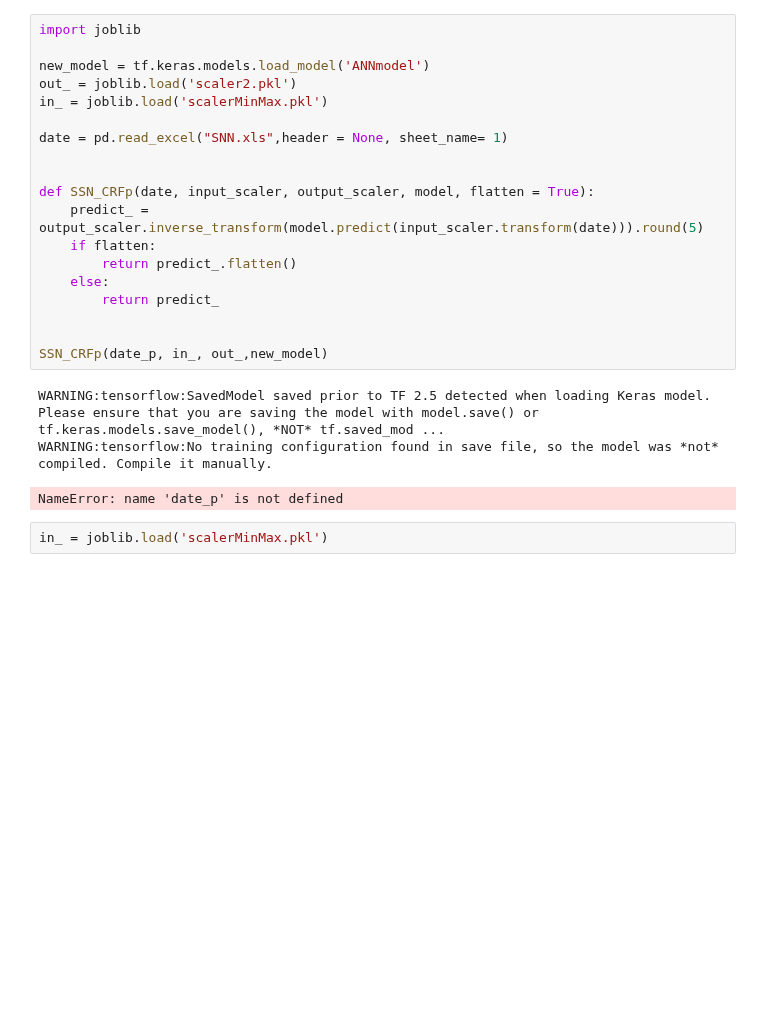
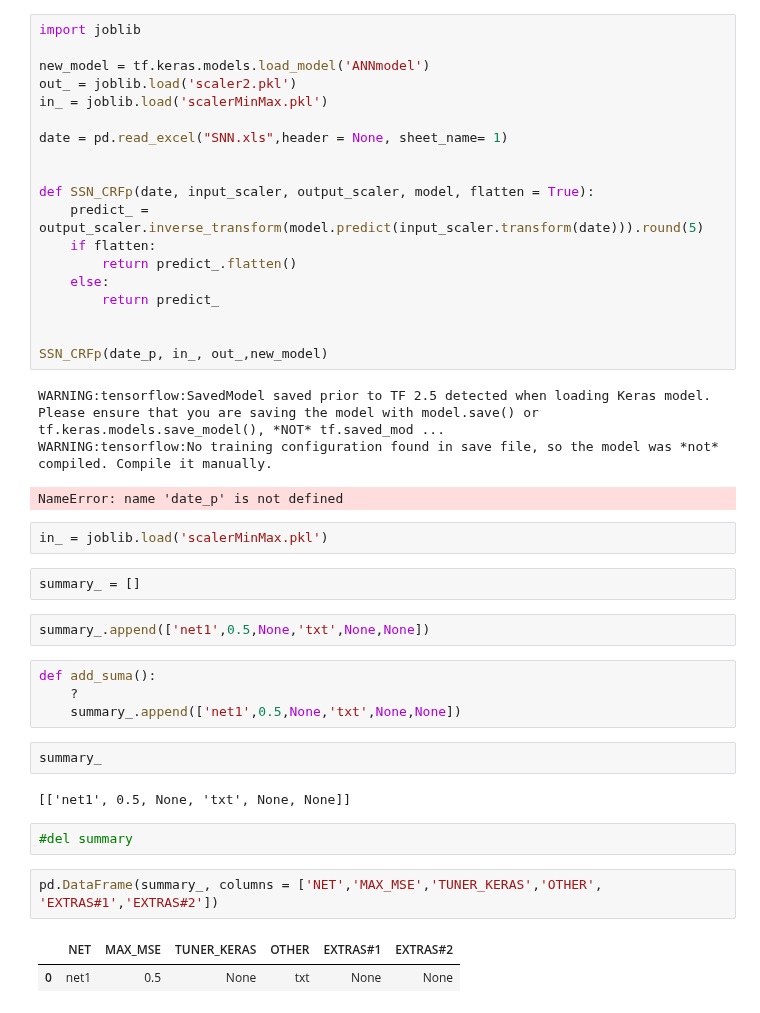
Before and after one commit to d-jus/tf_pipeline, a Jupyter notebook: SSN CRF - p & CRF - m.ipynb, the cells around one changed output. Saved outputs shown, nothing was run; the diff lists cells and outputs as text; blank space fills up the shorter version.

```diff
--- a/SSN CRF - p & CRF - m.ipynb
+++ b/SSN CRF - p & CRF - m.ipynb
@@ -1423,3 +1451,22 @@ WARNING:tensorflow:No training configuration found in save file, so the model wa
 NameError: name 'date_p' is not defined
 # %%
 in_ = joblib.load('scalerMinMax.pkl')
+# %%
+summary_ = []
+# %%
+summary_.append(['net1',0.5,None,'txt',None,None])
+# %%
+def add_suma():
+    ?
+    summary_.append(['net1',0.5,None,'txt',None,None])
+# %%
+summary_
+# %% [output]
+[['net1', 0.5, None, 'txt', None, None]]
+# %%
+#del summary
+# %%
+pd.DataFrame(summary_, columns = ['NET','MAX_MSE','TUNER_KERAS','OTHER', 'EXTRAS#1','EXTRAS#2'])
+# %% [output]
+|  | NET | MAX_MSE | TUNER_KERAS | OTHER | EXTRAS#1 | EXTRAS#2 |
+| 0 | net1 | 0.5 | None | txt | None | None |
```
Also changed, not shown: parts of 11 cells of this notebook, 2 other files.
